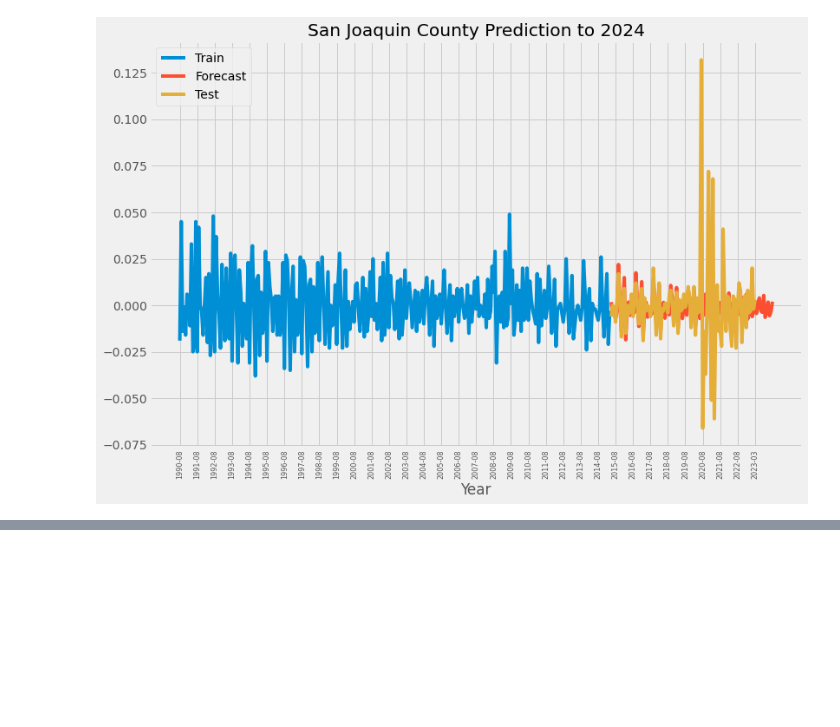
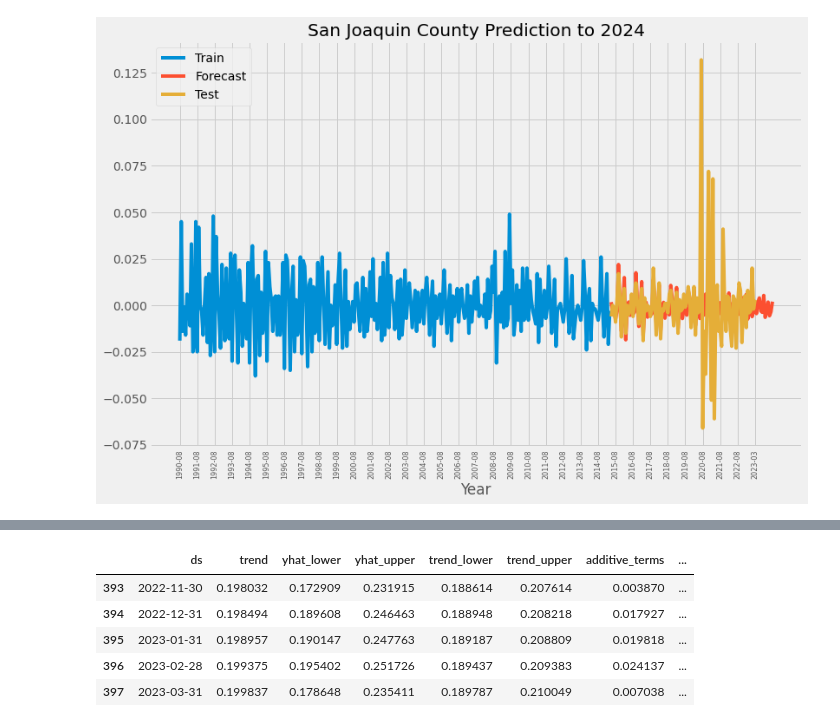
Before and after one commit to joshstruggles/Local-Area-Unemployment-Statistics-California, a Jupyter notebook: time_series_analysis.ipynb, the cells around one changed output, grey strips where cells are left out. Saved outputs shown, nothing was run; the diff lists cells and outputs as text; code cells hidden in the pictures; blank space fills up the shorter version.

```diff
--- a/time_series_analysis.ipynb
+++ b/time_series_analysis.ipynb
@@ -1218,0 +1258,6 @@ STOP
+# %%
+cutoff = round(Fresno.shape[0] * 0.75)
+
+    # plot our new split
+train = Fresno[:cutoff]
+test = Fresno[cutoff: ]
@@ -1218,0 +1272,9 @@ STOP
+# %%
+forecast.tail()
+# %% [output]
+|  | ds | trend | yhat_lower | yhat_upper | trend_lower | trend_upper | additive_terms | ... |
+| 393 | 2022-11-30 | 0.198032 | 0.172909 | 0.231915 | 0.188614 | 0.207614 | 0.003870 | ... |
+| 394 | 2022-12-31 | 0.198494 | 0.189608 | 0.246463 | 0.188948 | 0.208218 | 0.017927 | ... |
+| 395 | 2023-01-31 | 0.198957 | 0.190147 | 0.247763 | 0.189187 | 0.208809 | 0.019818 | ... |
+| 396 | 2023-02-28 | 0.199375 | 0.195402 | 0.251726 | 0.189437 | 0.209383 | 0.024137 | ... |
+| 397 | 2023-03-31 | 0.199837 | 0.178648 | 0.235411 | 0.189787 | 0.210049 | 0.007038 | ... |
```
Also changed, not shown: parts of 27 cells of this notebook.
